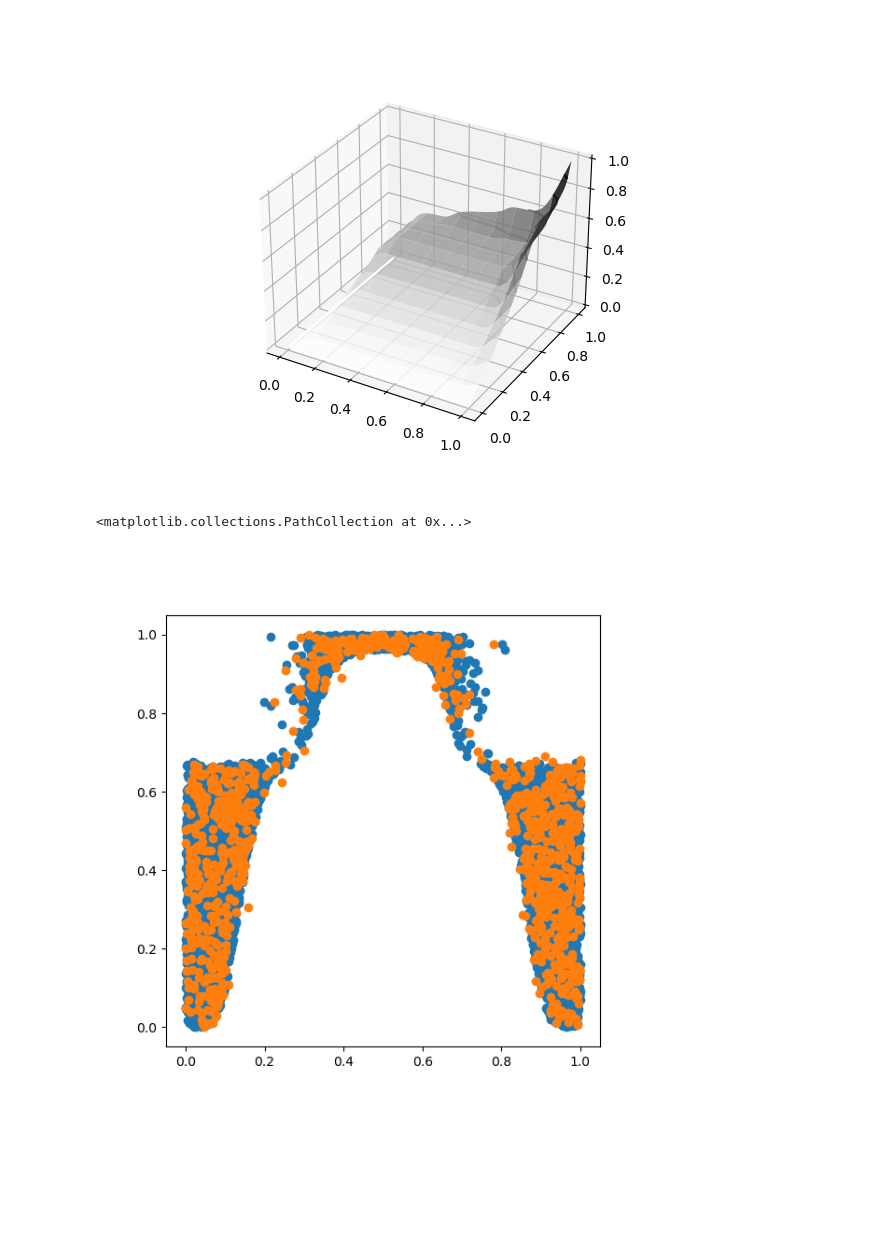
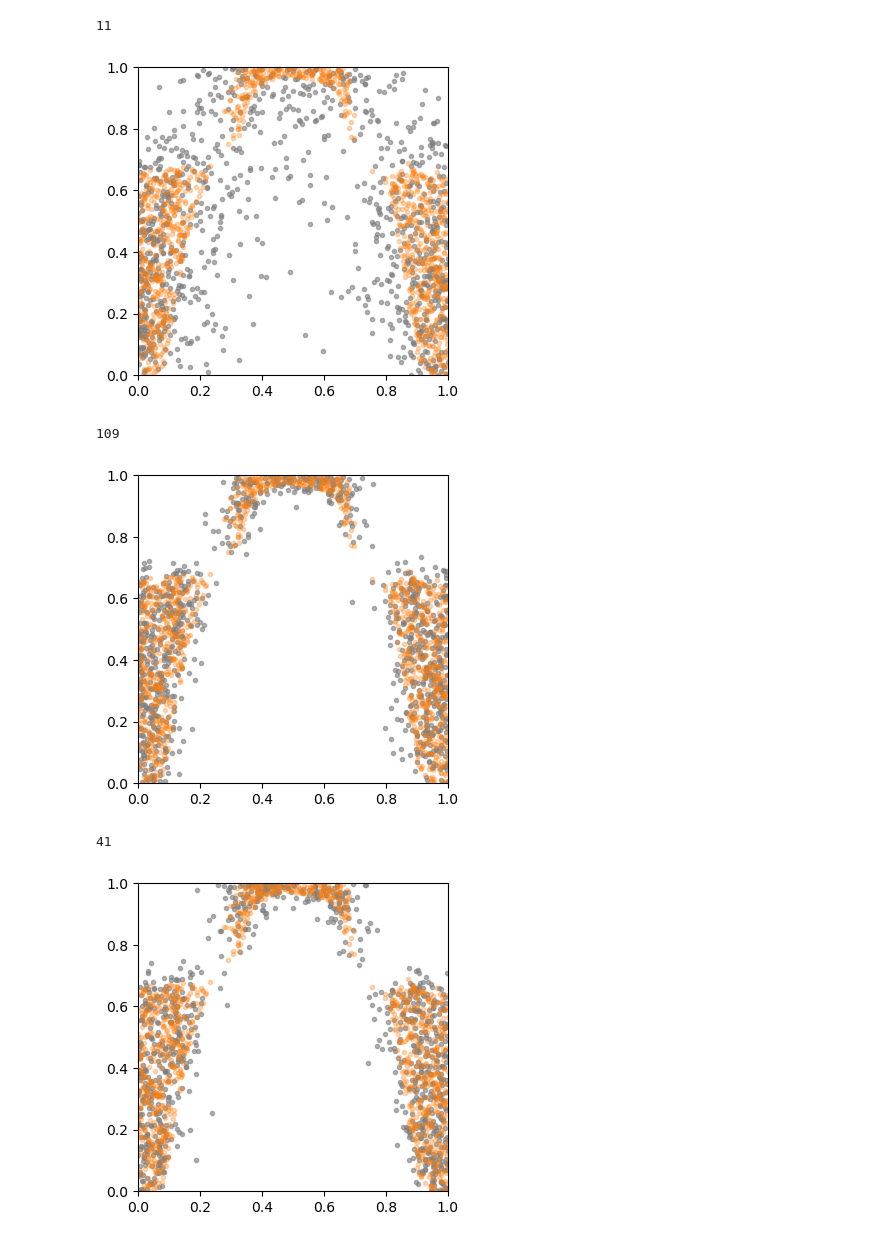
Before and after one commit to efekhari27/bancs, a Jupyter notebook: copula_estimation/multimodal_gaussian.ipynb, the cells around one changed output. Saved outputs shown, nothing was run; the diff lists cells and outputs as text; code cells hidden in the pictures; blank space fills up the shorter version.

Commit message:
Adds optimized EBC in BANCS, enhances benchmark

```diff
--- a/copula_estimation/multimodal_gaussian.ipynb
+++ b/copula_estimation/multimodal_gaussian.ipynb
@@ -9,7 +7,7 @@ import seaborn as sns
 # %%
 means = [[-3., 0.], [3., 0.], [0., 4.]]
 mixture_sample = ot.Sample(0, 2)
-n = 5000
+n = int(1e3)
 for mean in means:
     mixture_sample.add(ot.Normal(mean, [0.8] * 2).getSample(n))
 # %%
@@ -50,15 +26,45 @@ empirical_conditional_copula = np.array([[failed_rsample.computeEmpiricalCDF(n)
-# %%
-fig, ax = plt.subplots(subplot_kw={'projection': '3d'})
-ax.plot_surface(X0, X1, empirical_conditional_copula, cmap='Greys', alpha=0.8, rstride=10)
-ax.contour(X0, X1, empirical_conditional_copula, cmap='Greys');
-# %% [output]
-[figure, removed]
+# %%
+failed_sample = ot.Sample(df[df['fail']==1][['x1', 'x2']].values)
+failed_rsample = ot.Sample(rdf[rdf['fail']==1][['x1', 'x2']].values)
+# %%
+m_amise = ot.BernsteinCopulaFactory.ComputeAMISEBinNumber(failed_sample)
+print(m_amise)
+failed_copula = ot.EmpiricalBernsteinCopula(failed_rsample, m_amise, True)
+ebc_sample = failed_copula.getSample(1000)
+plt.figure(figsize=(4,4))
+plt.scatter(ebc_sample[:, 0], ebc_sample[:, 1], alpha=0.6, color="C7", marker='.')
+plt.scatter(failed_rsample[:, 0], failed_rsample[:, 1], alpha=0.3, color="C1", marker='.')
+plt.xlim(0, 1)
+plt.ylim(0, 1);
+# %% [output]
+11
+[figure, added]
+# %%
+from bancs import optimize_ebc_loglikehood
+m_opt = optimize_ebc_loglikehood(failed_sample, kfolds=2)
+bernstein_copula = ot.EmpiricalBernsteinCopula(failed_sample, m_opt)
+print(m_opt)
+# %% [output]
+109
 # %%
-failed_copula = ot.EmpiricalBernsteinCopula(failed_rsample, 1000, True)
+failed_copula = ot.EmpiricalBernsteinCopula(failed_rsample, m_opt, True)
 ebc_sample = failed_copula.getSample(1000)
-plt.figure(figsize=(6,6))
-plt.scatter(failed_rsample[:, 0], failed_rsample[:, 1])
-plt.scatter(ebc_sample[:, 0], ebc_sample[:, 1])
+plt.figure(figsize=(4,4))
+plt.scatter(ebc_sample[:, 0], ebc_sample[:, 1], alpha=0.6, color="C7", marker='.')
+plt.scatter(failed_rsample[:, 0], failed_rsample[:, 1], alpha=0.3, color="C1", marker='.')
+plt.xlim(0, 1)
+plt.ylim(0, 1);
 # %% [output]
-<matplotlib.collections.PathCollection at 0x...>
-[figure, old version]
+[figure, new version]
+# %%
+m_kl = ot.BernsteinCopulaFactory.ComputePenalizedCsiszarDivergenceBinNumber(failed_rsample, ot.SymbolicFunction(['t'], ['t * ln(t)']))
+print(m_kl)
+ebc_sample = failed_copula.getSample(1000)
+plt.figure(figsize=(4,4))
+plt.scatter(ebc_sample[:, 0], ebc_sample[:, 1], alpha=0.6, color="C7", marker='.')
+plt.scatter(failed_rsample[:, 0], failed_rsample[:, 1], alpha=0.3, color="C1", marker='.')
+plt.xlim(0, 1)
+plt.ylim(0, 1);
+# %% [output]
+41
+[figure, added]
```
Also changed, not shown: parts of 7 cells of this notebook, 40 other files.
